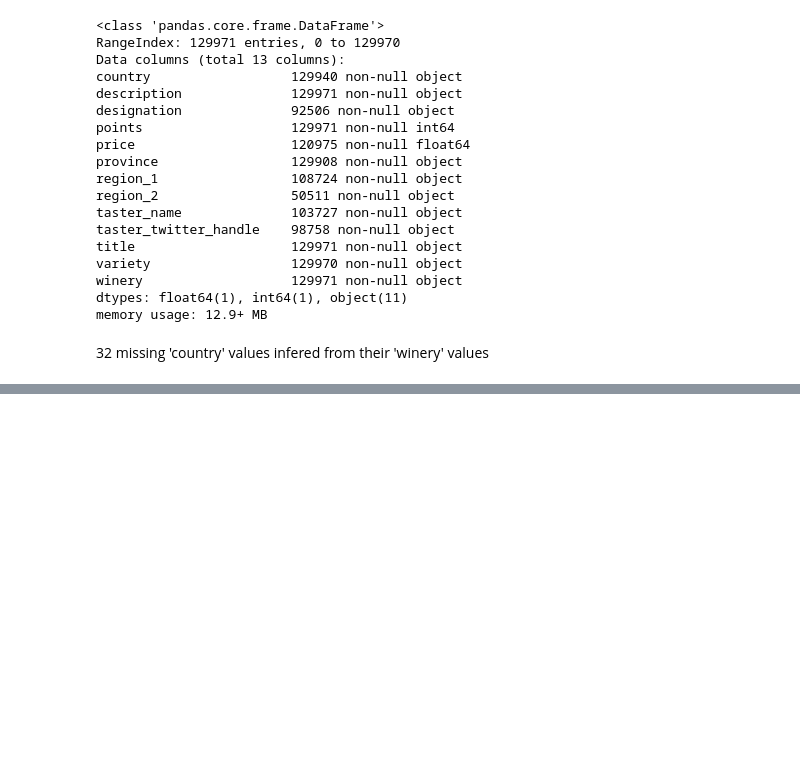
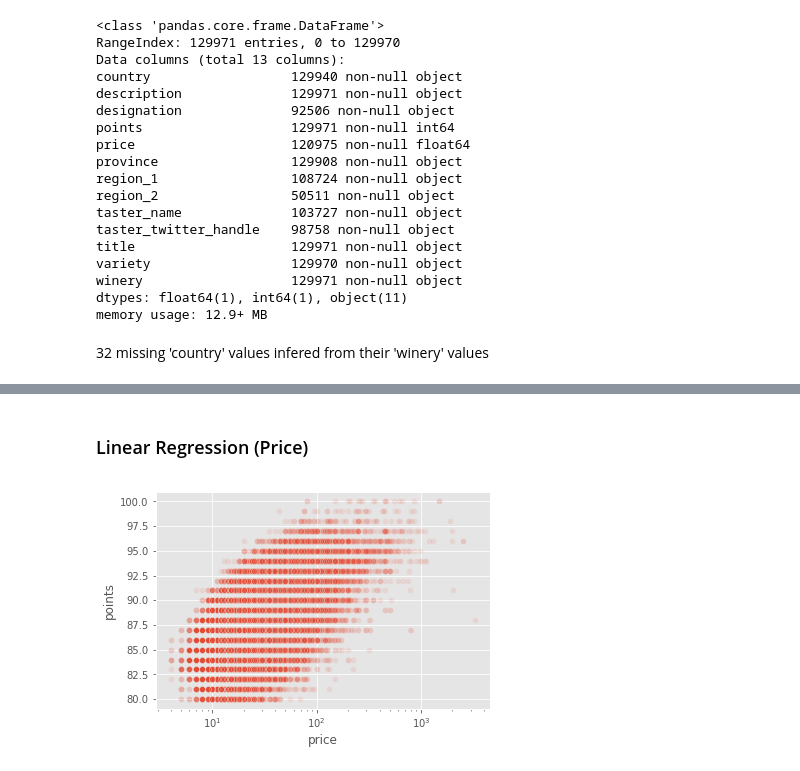
Before and after one commit to frazerng/Wine-Ratings, a Jupyter notebook: Wine Ratings Analysis - Tidy Tuesday in Python.ipynb, the cells around one changed output, grey strips where cells are left out. Saved outputs shown, nothing was run; the diff lists cells and outputs as text; code cells hidden in the pictures; blank space fills up the shorter version.

Commit message:
Completed EDA and fit linear regression model for the data

```diff
--- a/Wine Ratings Analysis - Tidy Tuesday in Python.ipynb
+++ b/Wine Ratings Analysis - Tidy Tuesday in Python.ipynb
@@ -112,0 +261,7 @@ memory usage: 12.9+ MB
+# %% [markdown]
+### Linear Regression (Price)
+# %%
+price_rating_plot = sns.scatterplot(x='price', y='points', data = wine_rating_df,alpha = 0.1)
+price_rating_plot.set_xscale('log')
+# %% [output]
+[figure, added]
```
Also changed, not shown: parts of 51 cells of this notebook.
